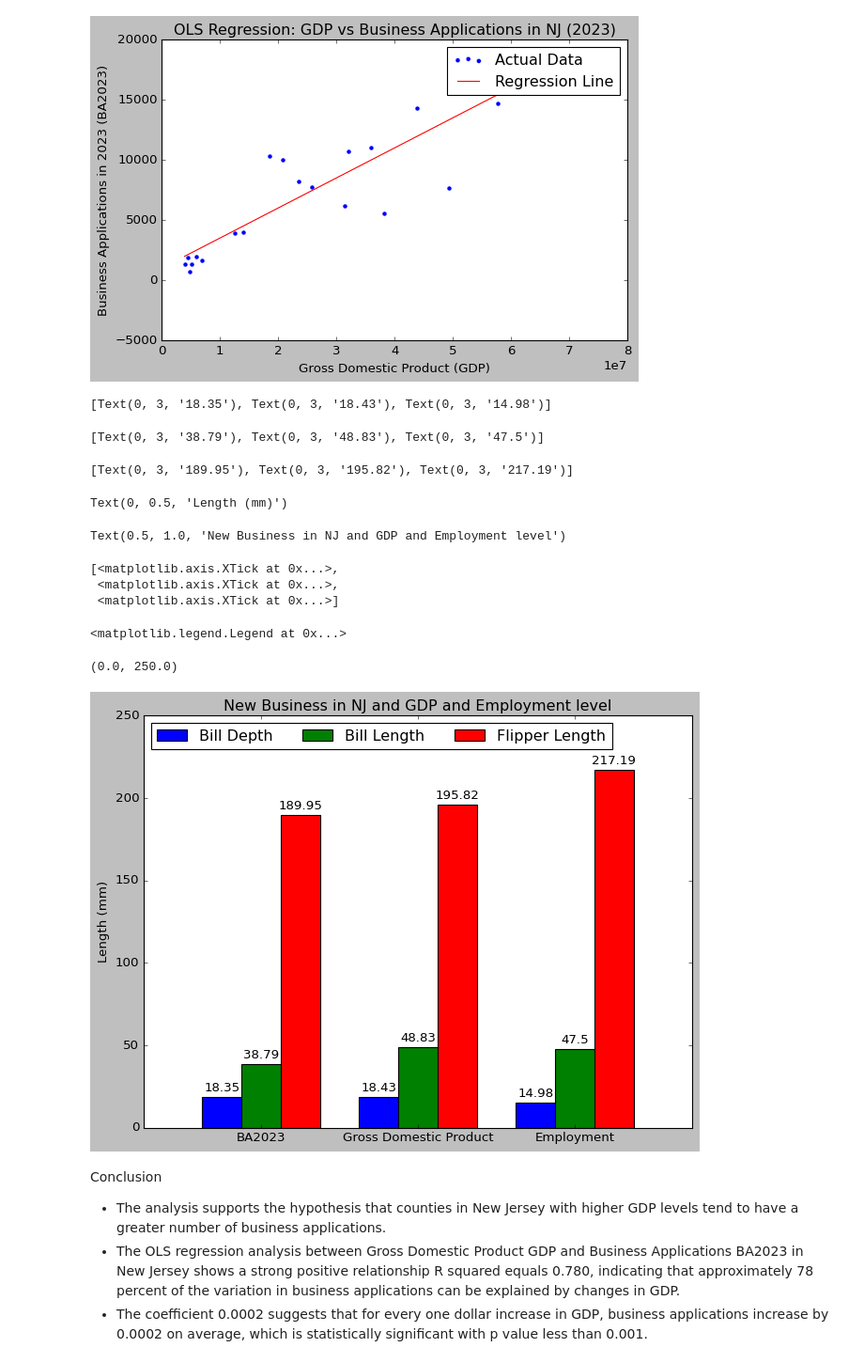
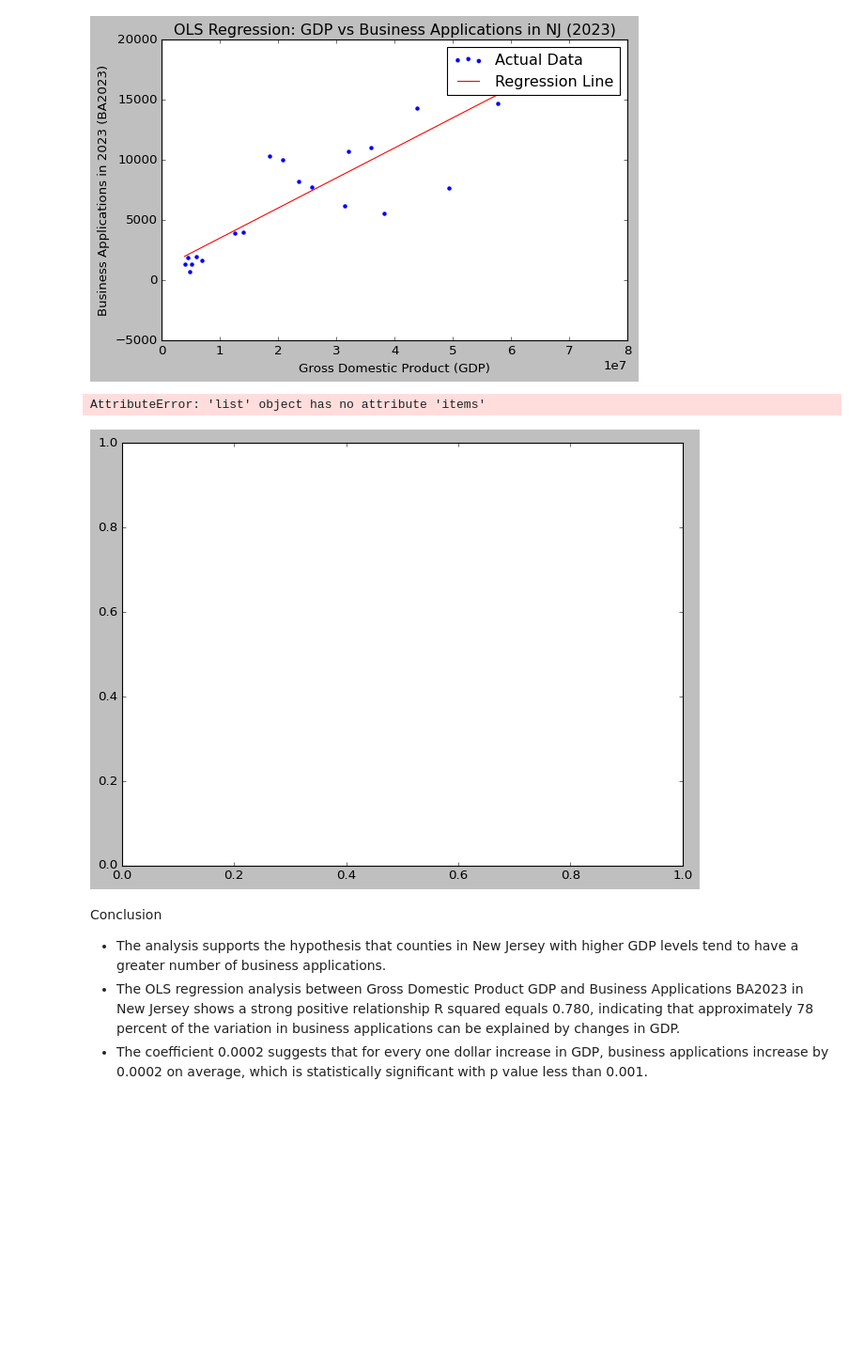
Before and after one commit to shirleyrutgers/DataVis, a Jupyter notebook: PS2.ipynb, the cells around one changed output. Shown at 94% size. Cells and saved outputs as stored; diff of their text form; code cells hidden in the pictures; blank space fills up the shorter version.

```diff
--- a/PS2.ipynb
+++ b/PS2.ipynb
@@ -1419,50 +1419,37 @@ Text(0.5, 1.0, 'OLS Regression: GDP vs Business Applications in NJ (2023)')
 # %%
 #From https://matplotlib.org/stable/gallery/lines_bars_and_markers/barchart.html#sphx-glr-gallery-lines-bars-and-markers-barchart-py
 #Grouped bar chart with labels
 #This example shows a how to create a grouped bar chart and how to annotate bars with labels.
 
 import matplotlib.pyplot as plt
 import numpy as np
 
-species = ("BA2023", "Gross Domestic Product", "Employment")
-mergedOuterfinal = {
-    'Bill Depth': (18.35, 18.43, 14.98),
-    'Bill Length': (38.79, 48.83, 47.50),
-    'Flipper Length': (189.95, 195.82, 217.19),
-}
+County = ['Atlantic', 'Camden', 'Cape May']
+mergedOuterfinal = ['Gross Domestic Product', 'Employment', 'Unemployment']
 
-x = np.arange(len(species))  # the label locations
+x = np.arange(len(County))  # the label locations
 width = 0.25  # the width of the bars
 multiplier = 0
 
 fig, ax = plt.subplots(layout='constrained')
 
 for attribute, measurement in mergedOuterfinal.items():
     offset = width * multiplier
     rects = ax.bar(x + offset, measurement, width, label=attribute)
     ax.bar_label(rects, padding=3)
     multiplier += 1
 
 # Add some text for labels, title and custom x-axis tick labels, etc.
 ax.set_ylabel('Length (mm)')
 ax.set_title('New Business in NJ and GDP and Employment level')
-ax.set_xticks(x + width, species)
+ax.set_xticks(x + width, County)
 ax.legend(loc='upper left', ncols=3)
 ax.set_ylim(0, 250)
 
 plt.show()
 # %% [output]
-[Text(0, 3, '18.35'), Text(0, 3, '18.43'), Text(0, 3, '14.98')]
+AttributeError: 'list' object has no attribute 'items'
-[Text(0, 3, '38.79'), Text(0, 3, '48.83'), Text(0, 3, '47.5')]
-[Text(0, 3, '189.95'), Text(0, 3, '195.82'), Text(0, 3, '217.19')]
-Text(0, 0.5, 'Length (mm)')
-Text(0.5, 1.0, 'New Business in NJ and GDP and Employment level')
-[<matplotlib.axis.XTick at 0x...>,
- <matplotlib.axis.XTick at 0x...>,
- <matplotlib.axis.XTick at 0x...>]
-<matplotlib.legend.Legend at 0x...>
-(0.0, 250.0)
-[figure, old version]
+[figure, new version]
 # %% [markdown]
 Conclusion
 
```
